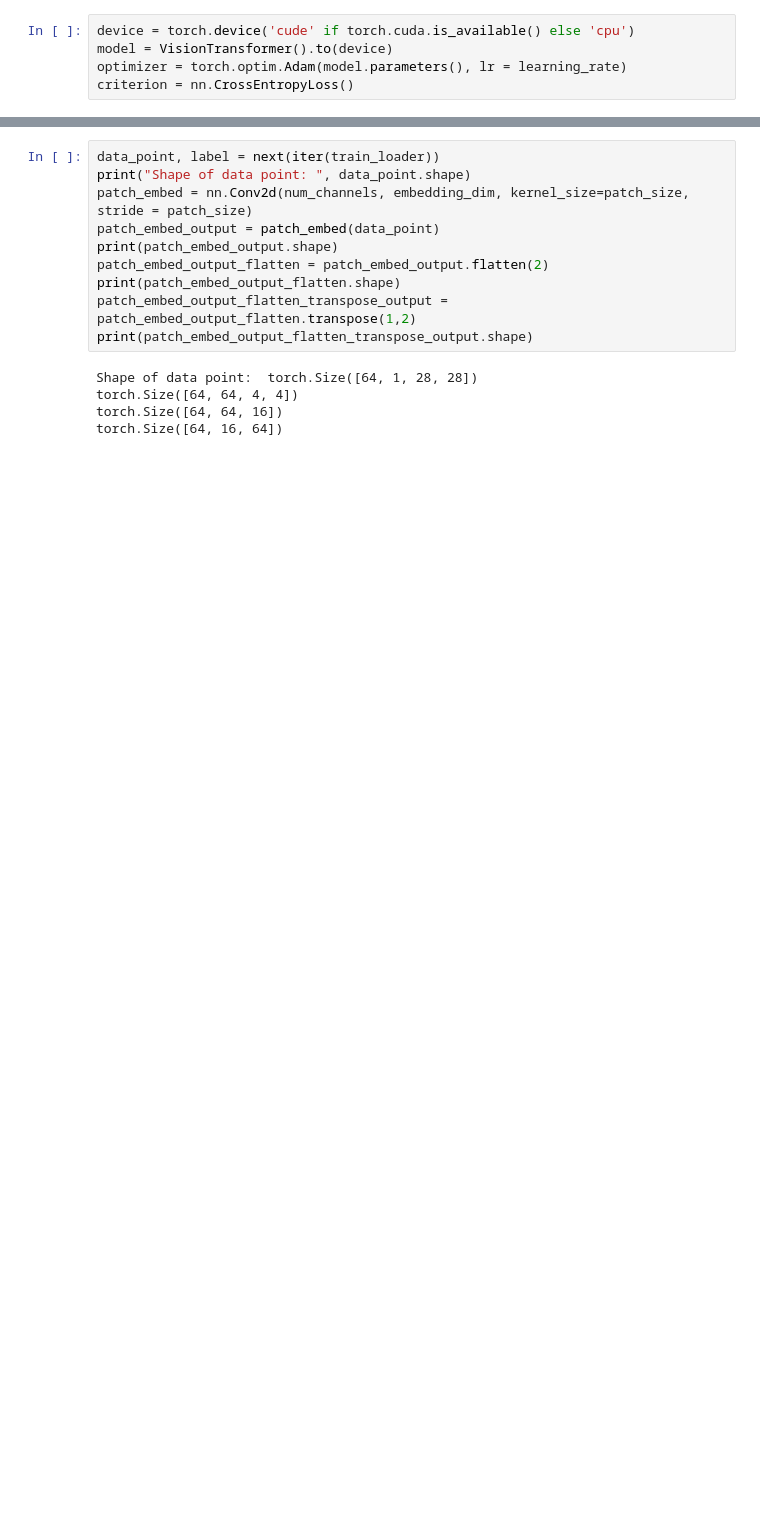
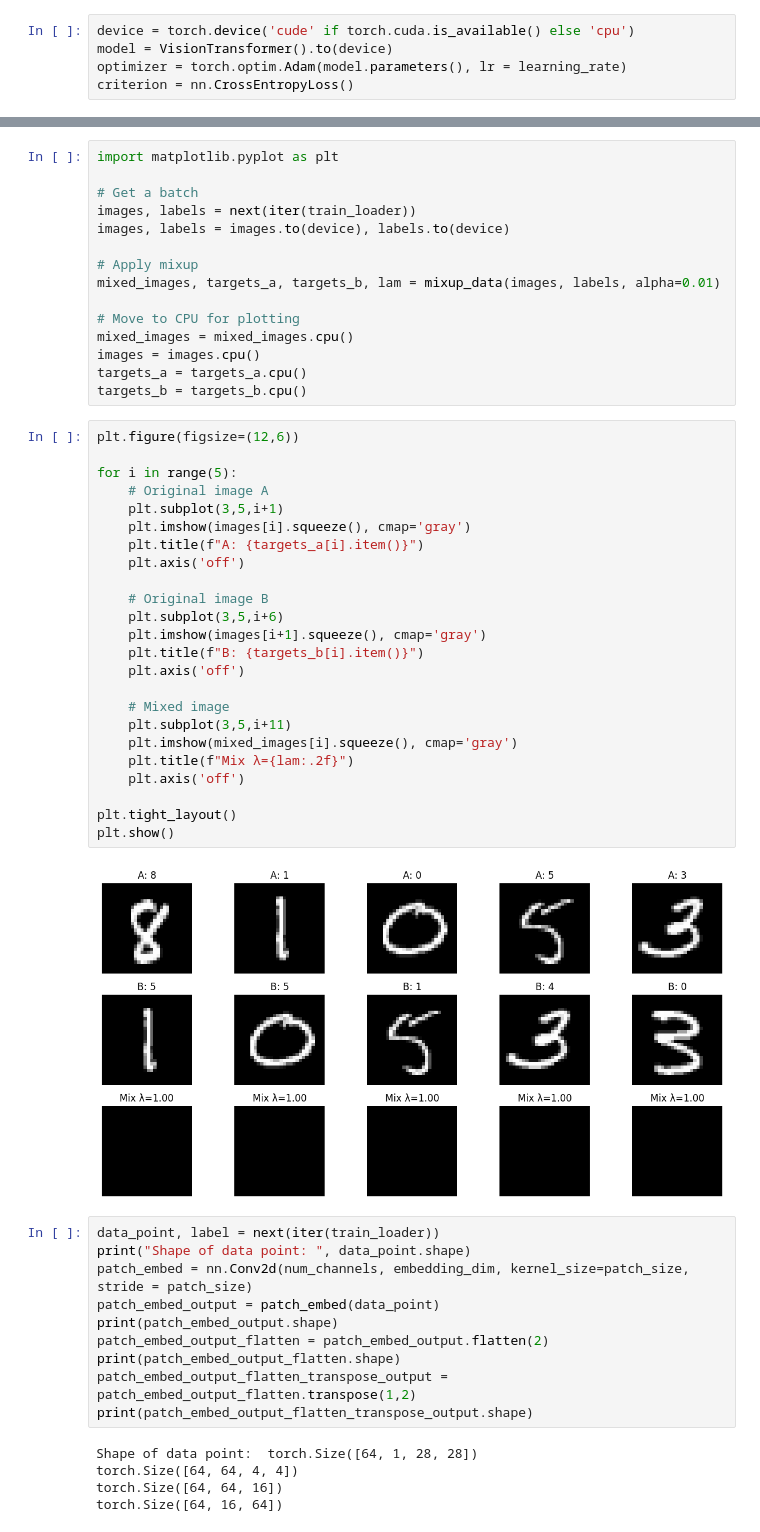
Before and after one commit to deadex-ng/arena, a Jupyter notebook: chapter1_transformer_interp/exercises/part1_transformer_from_scratch/ViT_from_scratch.ipynb, the cells around one changed output, grey strips where cells are left out. Cells and saved outputs as stored; diff of their text form; blank space fills up the shorter version.

Commit message:
Tried using mixup: did not work well

```diff
--- a/chapter1_transformer_interp/exercises/part1_transformer_from_scratch/ViT_from_scratch.ipynb
+++ b/chapter1_transformer_interp/exercises/part1_transformer_from_scratch/ViT_from_scratch.ipynb
@@ -175,3 +199,44 @@ plt.show()
+# %%
+import matplotlib.pyplot as plt
+
+# Get a batch
+images, labels = next(iter(train_loader))
+images, labels = images.to(device), labels.to(device)
+
+# Apply mixup
+mixed_images, targets_a, targets_b, lam = mixup_data(images, labels, alpha=0.01)
+
+# Move to CPU for plotting
+mixed_images = mixed_images.cpu()
+images = images.cpu()
+targets_a = targets_a.cpu()
+targets_b = targets_b.cpu()
+# %%
+plt.figure(figsize=(12,6))
+
+for i in range(5):
+    # Original image A
+    plt.subplot(3,5,i+1)
+    plt.imshow(images[i].squeeze(), cmap='gray')
+    plt.title(f"A: {targets_a[i].item()}")
+    plt.axis('off')
+
+    # Original image B
+    plt.subplot(3,5,i+6)
+    plt.imshow(images[i+1].squeeze(), cmap='gray')
+    plt.title(f"B: {targets_b[i].item()}")
+    plt.axis('off')
+
+    # Mixed image
+    plt.subplot(3,5,i+11)
+    plt.imshow(mixed_images[i].squeeze(), cmap='gray')
+    plt.title(f"Mix λ={lam:.2f}")
+    plt.axis('off')
+
+plt.tight_layout()
+plt.show()
+# %% [output]
+[figure, added]
 # %%
 data_point, label = next(iter(train_loader))
 print("Shape of data point: ", data_point.shape)
```
Also changed, not shown: parts of 5 cells of this notebook.
